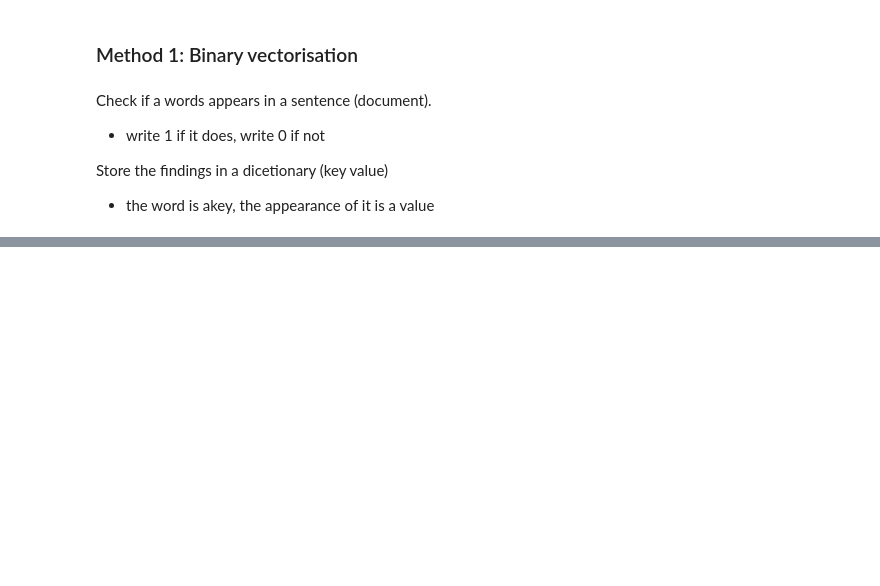
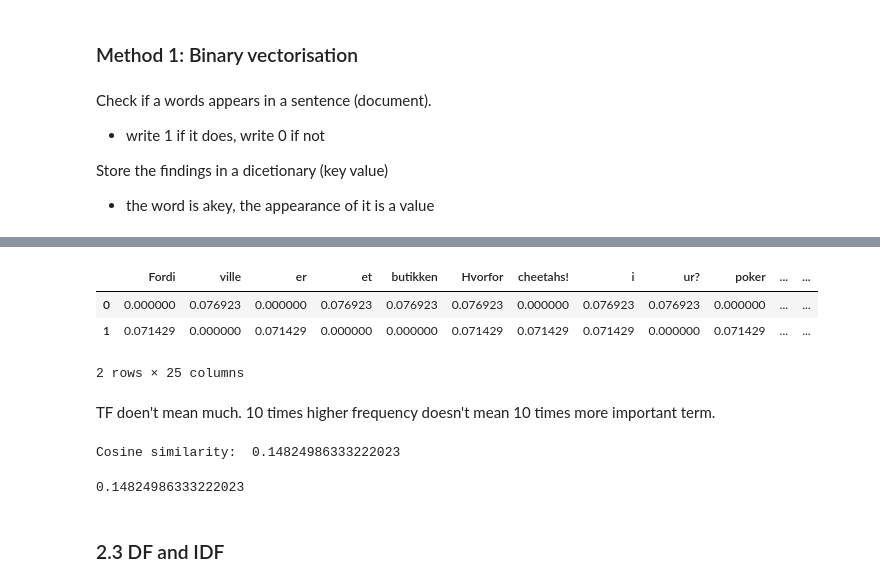
Before and after one commit to cph-mh1088/MP5, a Jupyter notebook: MP5.ipynb, the cells around one changed output, grey strips where cells are left out. Cells and saved outputs as stored; diff of their text form; code cells hidden in the pictures; blank space fills up the shorter version.

```diff
--- a/MP5.ipynb
+++ b/MP5.ipynb
@@ -213,0 +242,25 @@ Cosine similarity:  0.1336306209562122
+# %%
+# Recalculate the word appearance as a proportion of all words in the document
+def computeTF(mydict, n):
+    # New empty dict for the results of recalculation
+    tfDict = {}
+
+    for word, wcount in mydict.items():
+        # calculate the proportion
+        tfDict[word] = wcount/float(n)
+    return(tfDict)
+# %%
+# call the function for both sets
+tf1 = computeTF(dict1, len(sent1))
+tf2 = computeTF(dict2, len(sent2))
+# %%
+# store the two vectors into dataframe
+tff = pd.DataFrame([tf1, tf2])
+tff
+# %% [output]
+|  | Fordi | ville | er | et | butikken | Hvorfor | cheetahs! | i | ur? | poker | ... | ... |
+| 0 | 0.000000 | 0.076923 | 0.000000 | 0.076923 | 0.076923 | 0.076923 | 0.000000 | 0.076923 | 0.076923 | 0.000000 | ... | ... |
+| 1 | 0.071429 | 0.000000 | 0.071429 | 0.000000 | 0.000000 | 0.071429 | 0.071429 | 0.071429 | 0.000000 | 0.071429 | ... | ... |
+2 rows × 25 columns
+# %% [markdown]
+TF doen't mean much. 10 times higher frequency doesn't mean 10 times more important term.
@@ -213,0 +272,8 @@ Cosine similarity:  0.1336306209562122
+# %%
+# Test the similarity
+cosim(art[0], art[1])
+# %% [output]
+Cosine similarity:  0.14824986333222023
+0.14824986333222023
+# %% [markdown]
+### 2.3 DF and IDF
```
Also changed, not shown: parts of 61 cells of this notebook.
